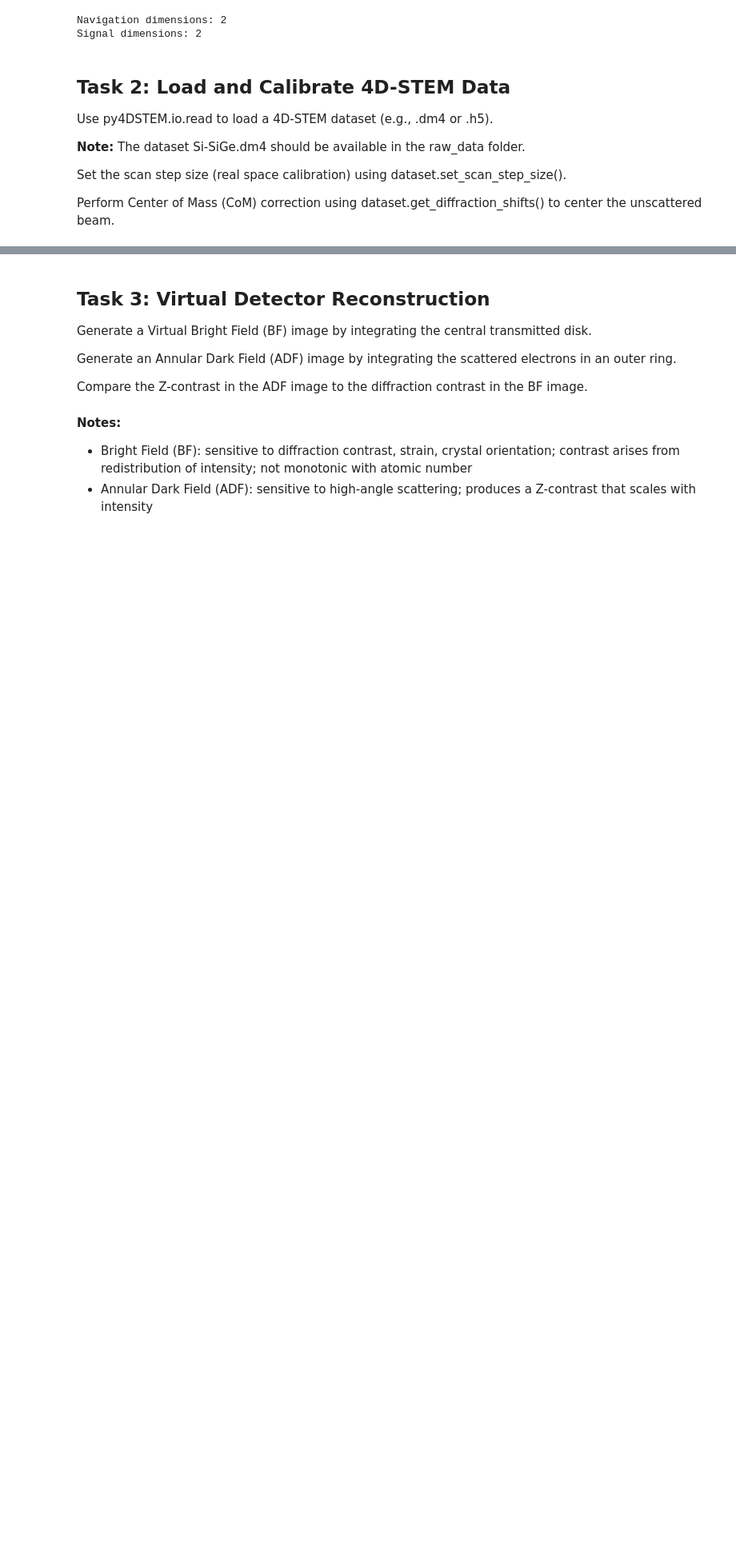
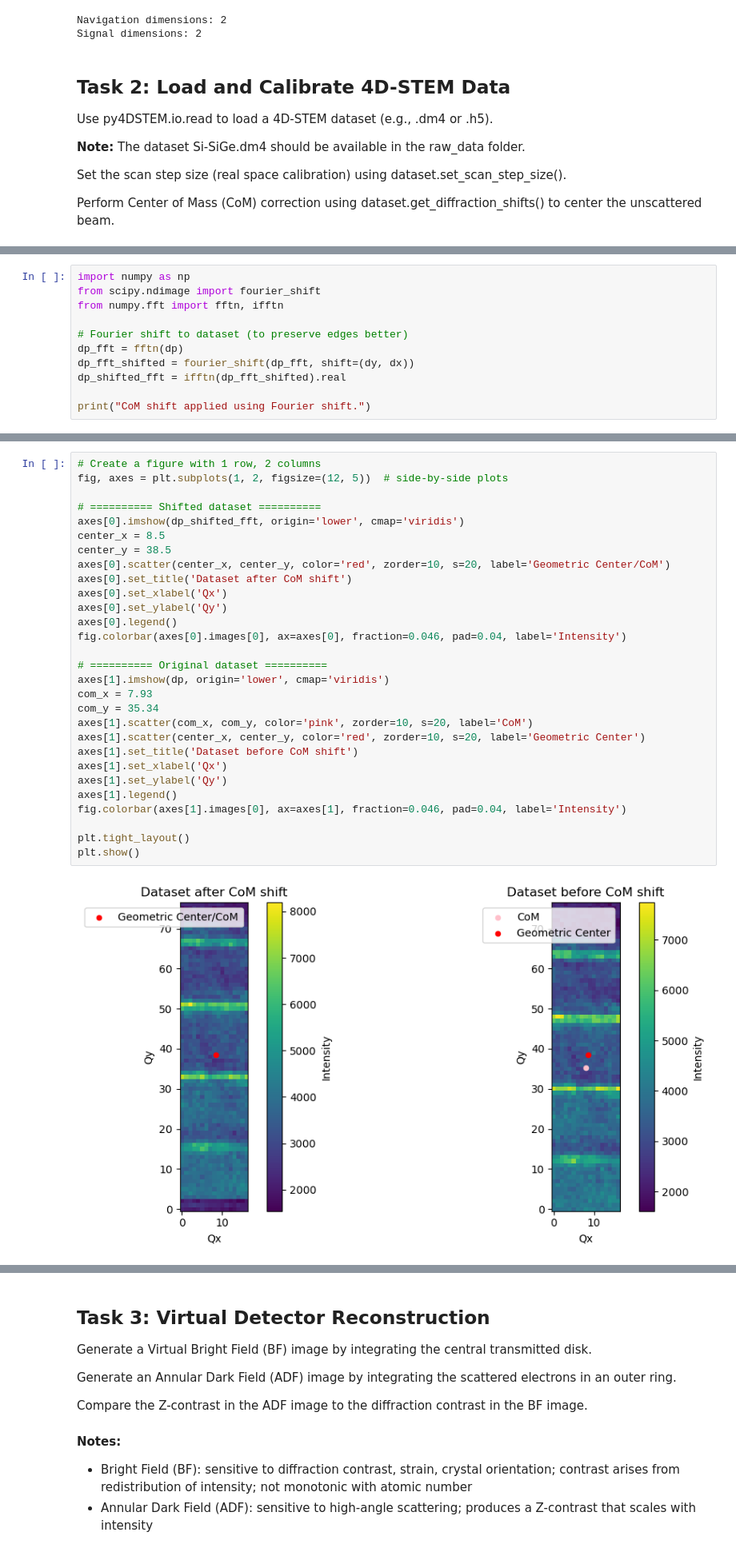
Before and after one commit to eliseetrheim/MSE465_EliseEtrheim, a Jupyter notebook: assignments/assignment_02_setup.ipynb, the cells around one changed output, grey strips where cells are left out. Shown at 80% size. Saved outputs shown, nothing was run; the diff lists cells and outputs as text; blank space fills up the shorter version.

```diff
--- a/assignments/assignment_02_setup.ipynb
+++ b/assignments/assignment_02_setup.ipynb
@@ -247,0 +317,11 @@ Using scan position: (10, 10)
+# %%
+import numpy as np
+from scipy.ndimage import fourier_shift
+from numpy.fft import fftn, ifftn
+
+# Fourier shift to dataset (to preserve edges better)
+dp_fft = fftn(dp)
+dp_fft_shifted = fourier_shift(dp_fft, shift=(dy, dx))
+dp_shifted_fft = ifftn(dp_fft_shifted).real
+
+print("CoM shift applied using Fourier shift.")
@@ -247,0 +330,31 @@ Using scan position: (10, 10)
+# %%
+# Create a figure with 1 row, 2 columns
+fig, axes = plt.subplots(1, 2, figsize=(12, 5))  # side-by-side plots
+
+# ========== Shifted dataset ==========
+axes[0].imshow(dp_shifted_fft, origin='lower', cmap='viridis')
+center_x = 8.5
+center_y = 38.5
+axes[0].scatter(center_x, center_y, color='red', zorder=10, s=20, label='Geometric Center/CoM')
+axes[0].set_title('Dataset after CoM shift')
+axes[0].set_xlabel('Qx')
+axes[0].set_ylabel('Qy')
+axes[0].legend()
+fig.colorbar(axes[0].images[0], ax=axes[0], fraction=0.046, pad=0.04, label='Intensity')
+
+# ========== Original dataset ==========
+axes[1].imshow(dp, origin='lower', cmap='viridis')
+com_x = 7.93
+com_y = 35.34
+axes[1].scatter(com_x, com_y, color='pink', zorder=10, s=20, label='CoM')
+axes[1].scatter(center_x, center_y, color='red', zorder=10, s=20, label='Geometric Center')
+axes[1].set_title('Dataset before CoM shift')
+axes[1].set_xlabel('Qx')
+axes[1].set_ylabel('Qy')
+axes[1].legend()
+fig.colorbar(axes[1].images[0], ax=axes[1], fraction=0.046, pad=0.04, label='Intensity')
+
+plt.tight_layout()
+plt.show()
+# %% [output]
+[figure, added]
```
Also changed, not shown: parts of 23 cells of this notebook.
